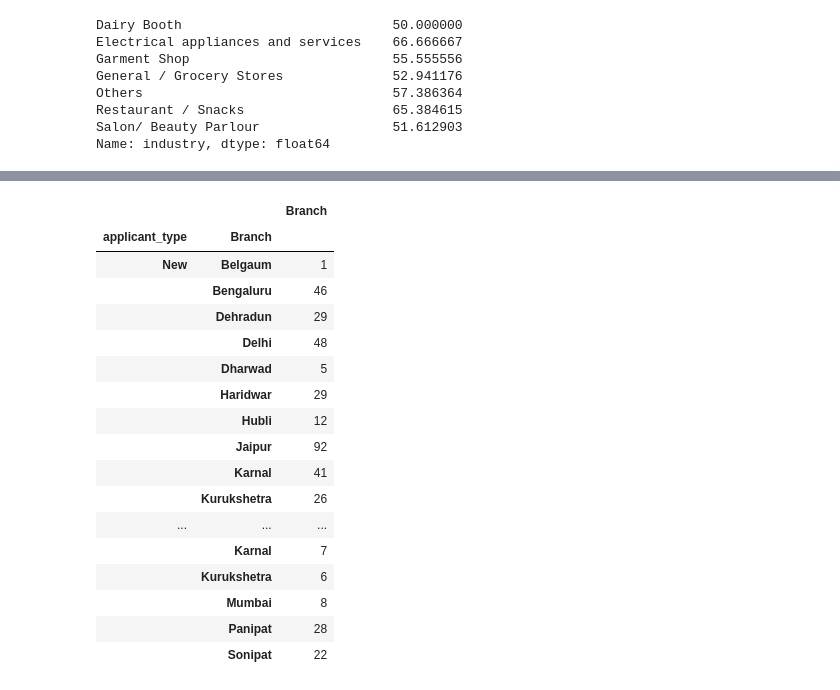
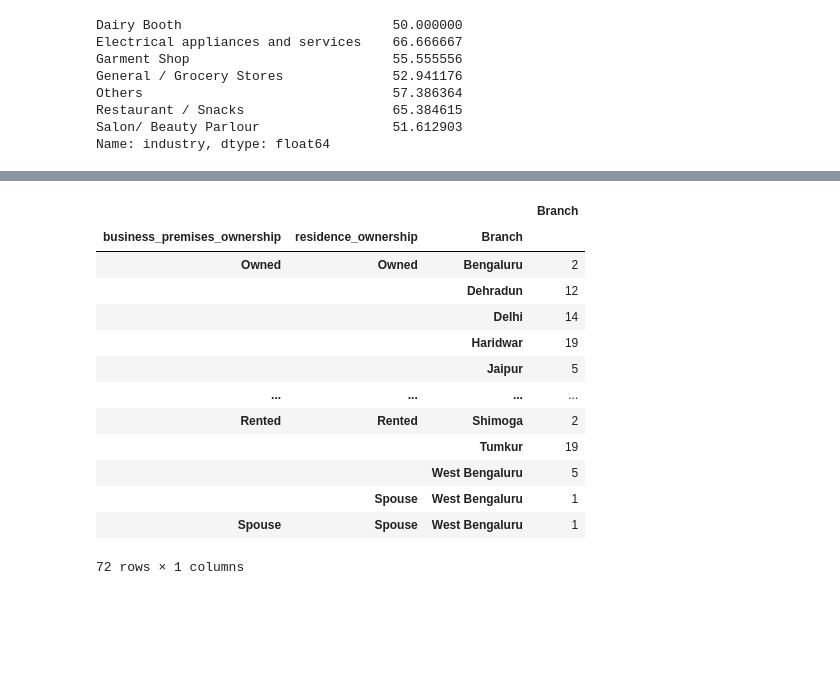
Before and after one commit to ash-captain26/githubtest, a Jupyter notebook: Untitled.ipynb, the cells around one changed output, grey strips where cells are left out. Drawn from its saved outputs; the diff is of its cells as text; code cells hidden in the pictures; blank space fills up the shorter version.

```diff
--- a/Untitled.ipynb
+++ b/Untitled.ipynb
@@ -7,8 +7,8 @@ import matplotlib.pyplot as plt
 pd.pandas.set_option('display.max_columns',None)
 # %%
 df=pd.read_excel("Raw File.xlsx")
-df1=pd.read_csv("Disbursement MIS.csv")
-df2=pd.read_excel("Credit Parameter till March 2021.xlsx")
+df1=pd.read_csv("Disbursement MIS (1).csv")
+df2=pd.read_excel("Credit Parameter.xlsx")
 # %%
 df.head(3)
 # %% [output]
@@ -195,21 +275,17 @@ df_para_age.groupby(['applicant_type','Bureau Band']).agg({'total bounce':'count
 # %%
-df_mis_age.groupby(['applicant_type','Branch']).agg({'Branch':'count'})
+df_mis_age.groupby(['business_premises_ownership','residence_ownership','Branch']).agg({'Branch':'count'})
 # %% [output]
-|  |  | Branch |
-| applicant_type | Branch |  |
-| New | Belgaum | 1 |
-|  | Bengaluru | 46 |
-|  | Dehradun | 29 |
-|  | Delhi | 48 |
-|  | Dharwad | 5 |
-|  | Haridwar | 29 |
-|  | Hubli | 12 |
-|  | Jaipur | 92 |
-|  | Karnal | 41 |
-|  | Kurukshetra | 26 |
-| ... | ... | ... |
-|  | Karnal | 7 |
-|  | Kurukshetra | 6 |
-|  | Mumbai | 8 |
-|  | Panipat | 28 |
-|  | Sonipat | 22 |
+|  |  |  | Branch |
+| business_premises_ownership | residence_ownership | Branch |  |
+| Owned | Owned | Bengaluru | 2 |
+|  |  | Dehradun | 12 |
+|  |  | Delhi | 14 |
+|  |  | Haridwar | 19 |
+|  |  | Jaipur | 5 |
+| ... | ... | ... | ... |
+| Rented | Rented | Shimoga | 2 |
+|  |  | Tumkur | 19 |
+|  |  | West Bengaluru | 5 |
+|  | Spouse | West Bengaluru | 1 |
+| Spouse | Spouse | West Bengaluru | 1 |
+72 rows × 1 columns
```
Also changed, not shown: parts of 18 cells of this notebook.
